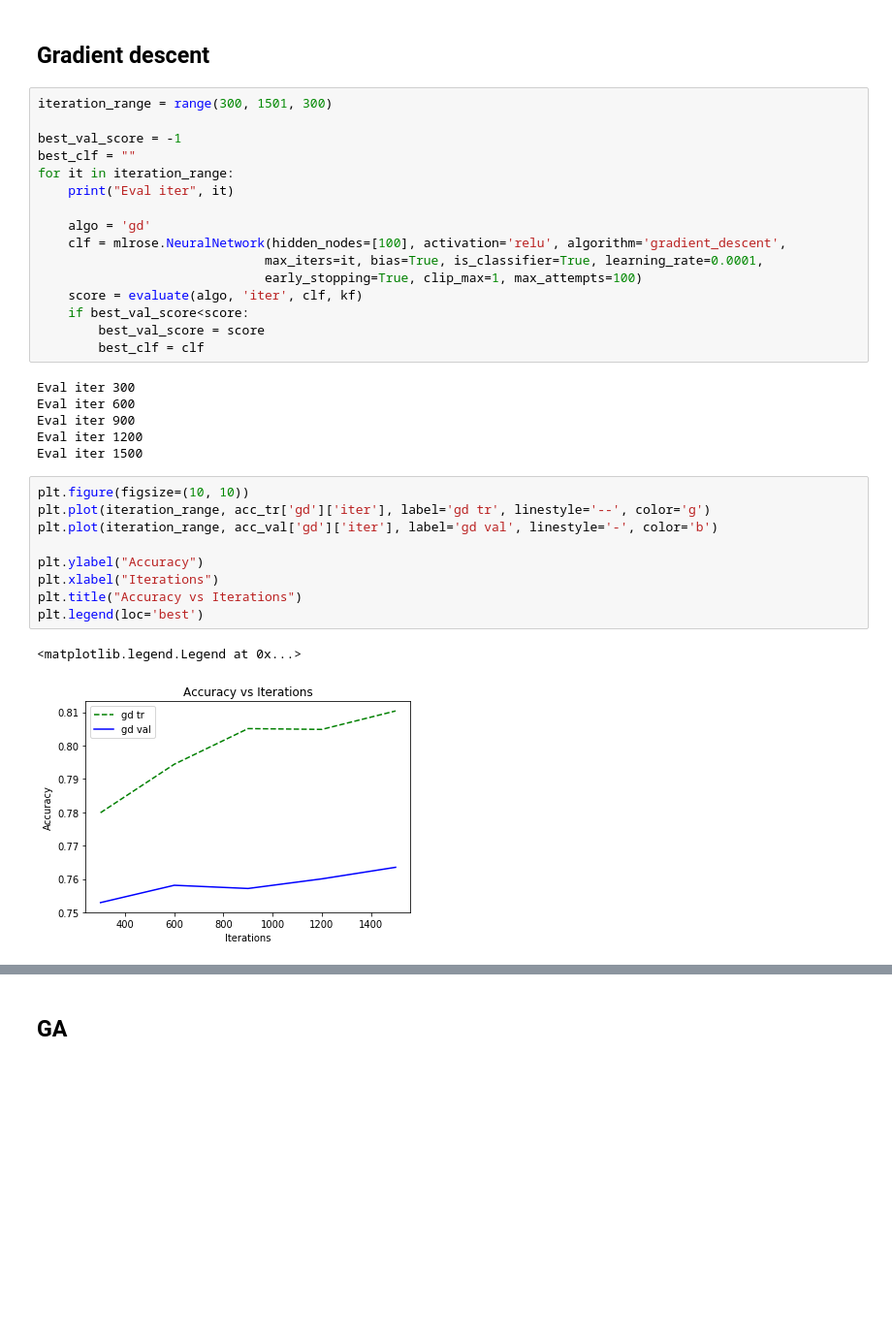
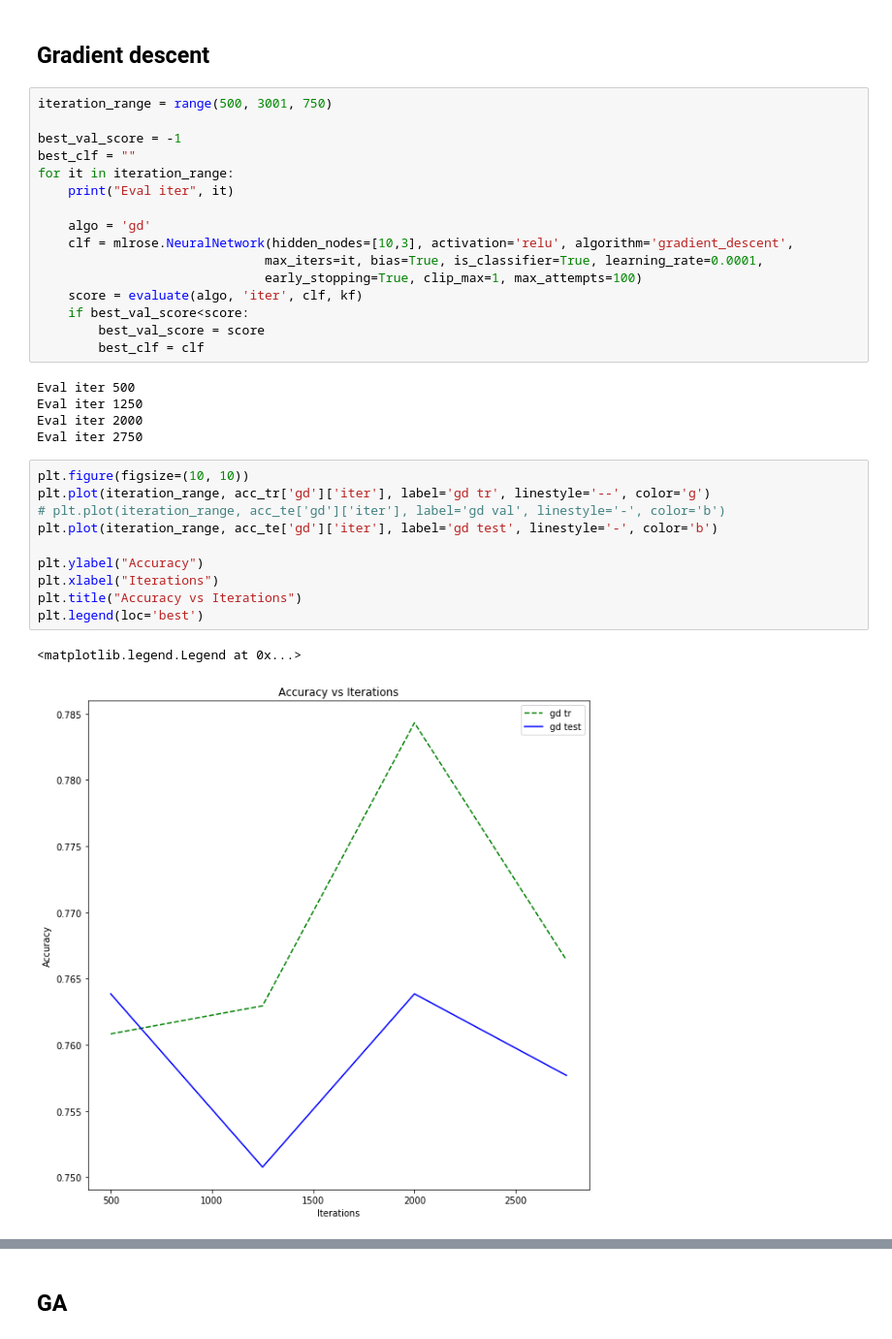
Before and after one commit to khushhallchandra/CS-7641, a Jupyter notebook: Assignment2/NN.ipynb, the cells around one changed output, grey strips where cells are left out. Shown at 97% size. Cells and saved outputs as stored; diff of their text form; blank space fills up the shorter version.

```diff
--- a/Assignment2/NN.ipynb
+++ b/Assignment2/NN.ipynb
@@ -89,7 +92,7 @@ def evaluate(algo_name, param_name, clf, kf):
 # %% [markdown]
 ## Gradient descent
 # %%
-iteration_range = range(300, 1501, 300)
+iteration_range = range(500, 3001, 750)
 
 best_val_score = -1
 best_clf = ""
@@ -97,7 +100,7 @@ for it in iteration_range:
     print("Eval iter", it)
 
     algo = 'gd'
-    clf = mlrose.NeuralNetwork(hidden_nodes=[100], activation='relu', algorithm='gradient_descent',
+    clf = mlrose.NeuralNetwork(hidden_nodes=[10,3], activation='relu', algorithm='gradient_descent',
                               max_iters=it, bias=True, is_classifier=True, learning_rate=0.0001,
                               early_stopping=True, clip_max=1, max_attempts=100)
     score = evaluate(algo, 'iter', clf, kf)
@@ -105,20 +108,20 @@ for it in iteration_range:
         best_val_score = score
         best_clf = clf
 # %% [output]
-Eval iter 300
-Eval iter 600
-Eval iter 900
-Eval iter 1200
-Eval iter 1500
+Eval iter 500
+Eval iter 1250
+Eval iter 2000
+Eval iter 2750
 # %%
 plt.figure(figsize=(10, 10))
 plt.plot(iteration_range, acc_tr['gd']['iter'], label='gd tr', linestyle='--', color='g')
-plt.plot(iteration_range, acc_val['gd']['iter'], label='gd val', linestyle='-', color='b')
+# plt.plot(iteration_range, acc_te['gd']['iter'], label='gd val', linestyle='-', color='b')
+plt.plot(iteration_range, acc_te['gd']['iter'], label='gd test', linestyle='-', color='b')
 
 plt.ylabel("Accuracy")
 plt.xlabel("Iterations")
 plt.title("Accuracy vs Iterations")
 plt.legend(loc='best')
 # %% [output]
 <matplotlib.legend.Legend at 0x...>
-[figure, old version]
+[figure, new version]
```
Also changed, not shown: parts of 18 cells of this notebook, 17 other files.
